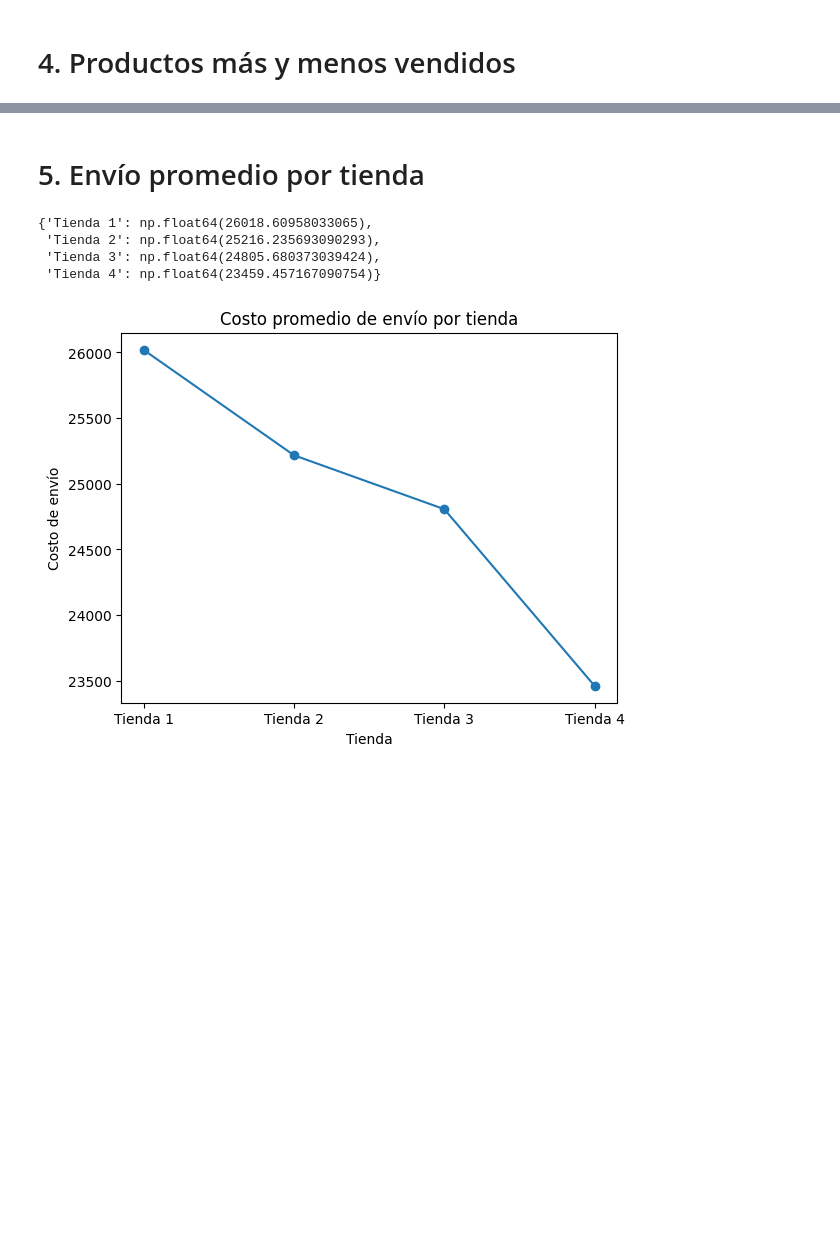
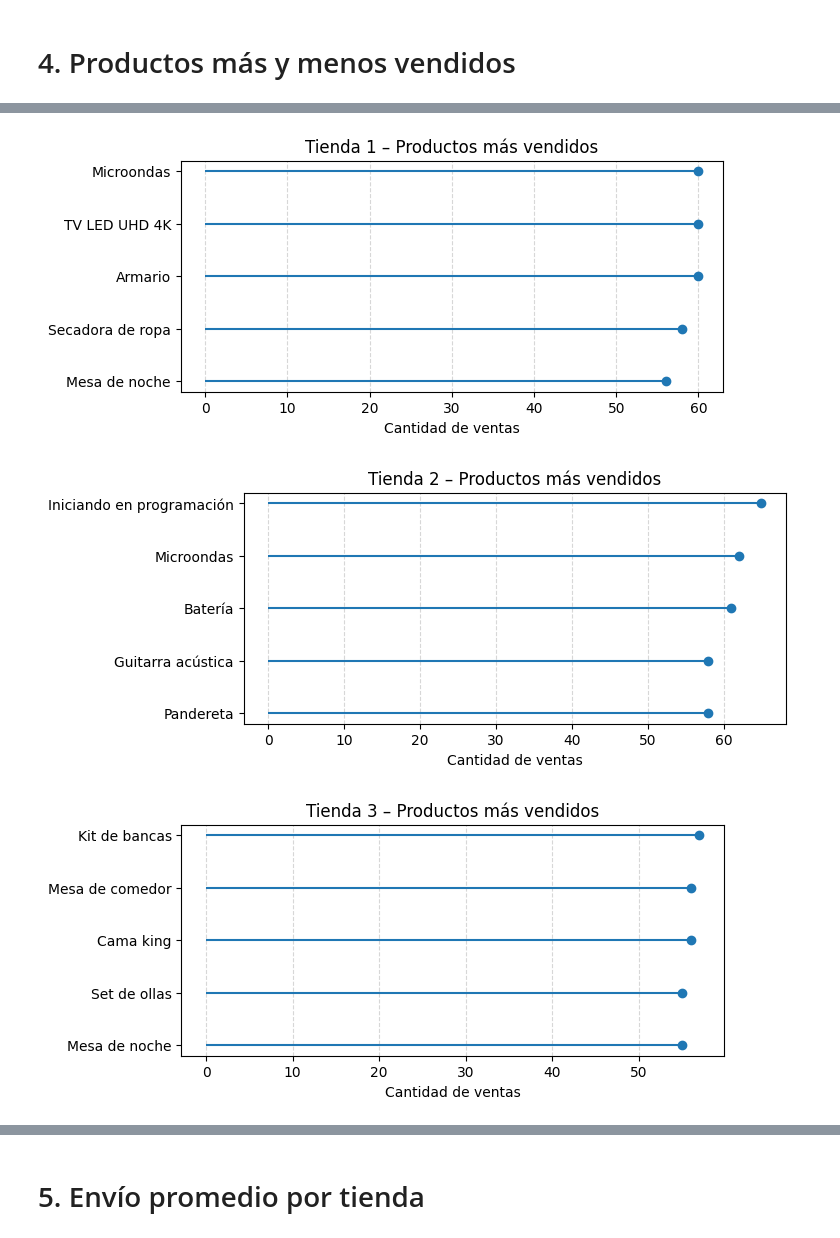
Before and after one commit to kefeeley/Challenge-2-Alura, a Jupyter notebook: AluraStoreLatam.ipynb, the cells around one changed output, grey strips where cells are left out. Saved outputs shown, nothing was run; the diff lists cells and outputs as text; code cells hidden in the pictures; blank space fills up the shorter version.

```diff
--- a/AluraStoreLatam.ipynb
+++ b/AluraStoreLatam.ipynb
@@ -157,0 +292,36 @@ plt.show()
+# %%
+import matplotlib.pyplot as plt
+
+def grafico_productos_mas_vendidos(series):
+    productos = series.index
+    valores = series.values
+
+    plt.figure(figsize=(7,3))
+    plt.hlines(productos, xmin=0, xmax=valores)
+    plt.plot(valores, productos, "o")
+
+    plt.title(series.name)
+    plt.xlabel("Cantidad de ventas")
+
+    # CLAVE: invertir eje Y para que el mayor quede arriba
+    plt.gca().invert_yaxis()
+
+    plt.grid(axis='x', linestyle='--', alpha=0.5)
+    plt.show()
+
+
+# TIENDA 1
+grafico_productos_mas_vendidos(mas_t1)
+
+# TIENDA 2
+grafico_productos_mas_vendidos(mas_t2)
+
+# TIENDA 3
+grafico_productos_mas_vendidos(mas_t3)
+
+# TIENDA 4
+grafico_productos_mas_vendidos(mas_t4)
+# %% [output]
+[figure, added]
+[figure, added]
+[figure, added]
@@ -158,28 +329,2 @@ plt.show()
 # %% [markdown]
 # 5. Envío promedio por tienda
-# %%
-envio_promedio = {
-    'Tienda 1': tienda['Costo de envío'].mean(),
-    'Tienda 2': tienda2['Costo de envío'].mean(),
-    'Tienda 3': tienda3['Costo de envío'].mean(),
-    'Tienda 4': tienda4['Costo de envío'].mean()
-}
-
-envio_promedio
-# %% [output]
-{'Tienda 1': np.float64(26018.60958033065),
- 'Tienda 2': np.float64(25216.235693090293),
- 'Tienda 3': np.float64(24805.680373039424),
- 'Tienda 4': np.float64(23459.457167090754)}
-# %%
-plt.plot(
-    list(envio_promedio.keys()),
-    list(envio_promedio.values()),
-    marker='o'
-)
-plt.title('Costo promedio de envío por tienda')
-plt.ylabel('Costo de envío')
-plt.xlabel('Tienda')
-plt.show()
-# %% [output]
-[figure, removed]
```
Also changed, not shown: parts of 21 cells of this notebook.
